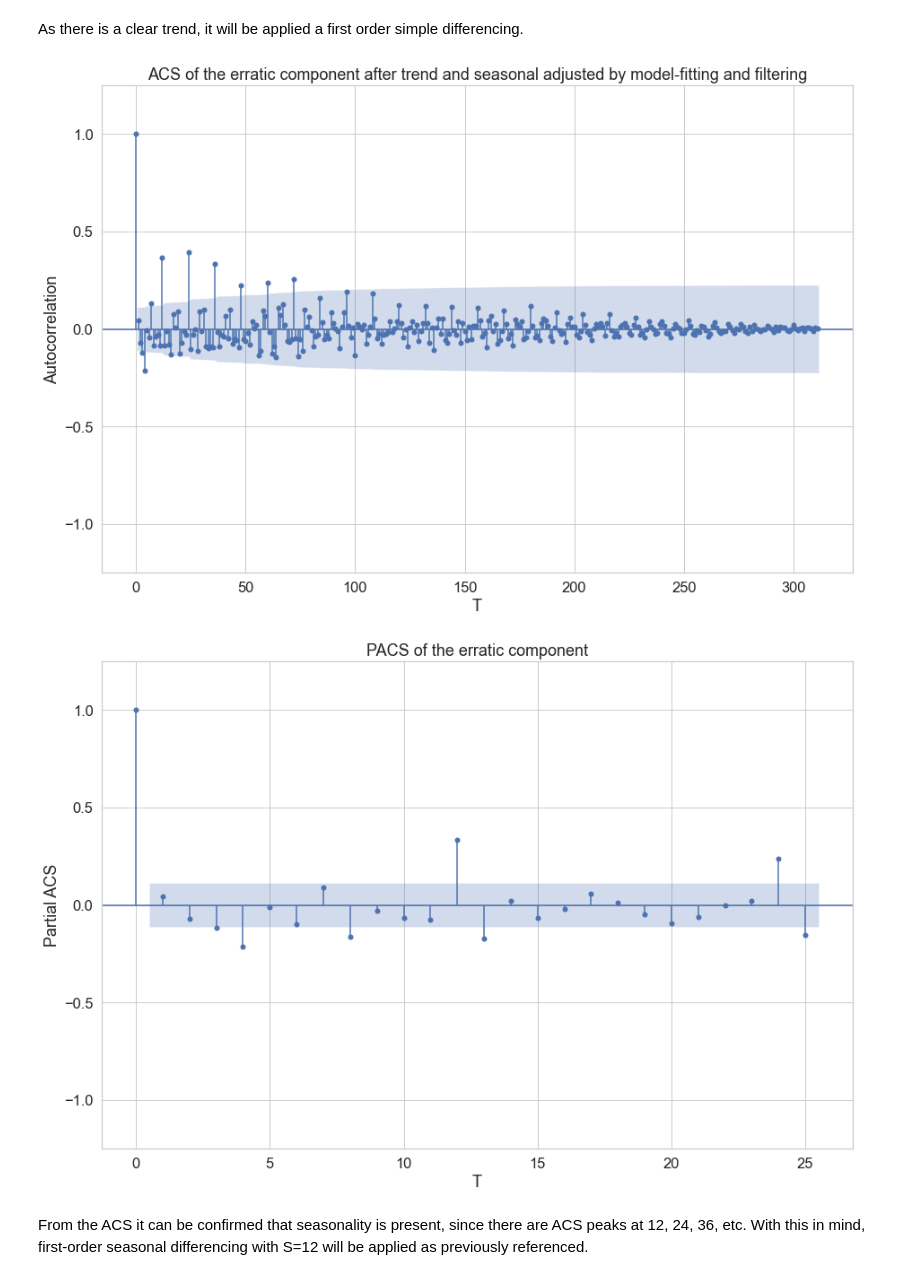
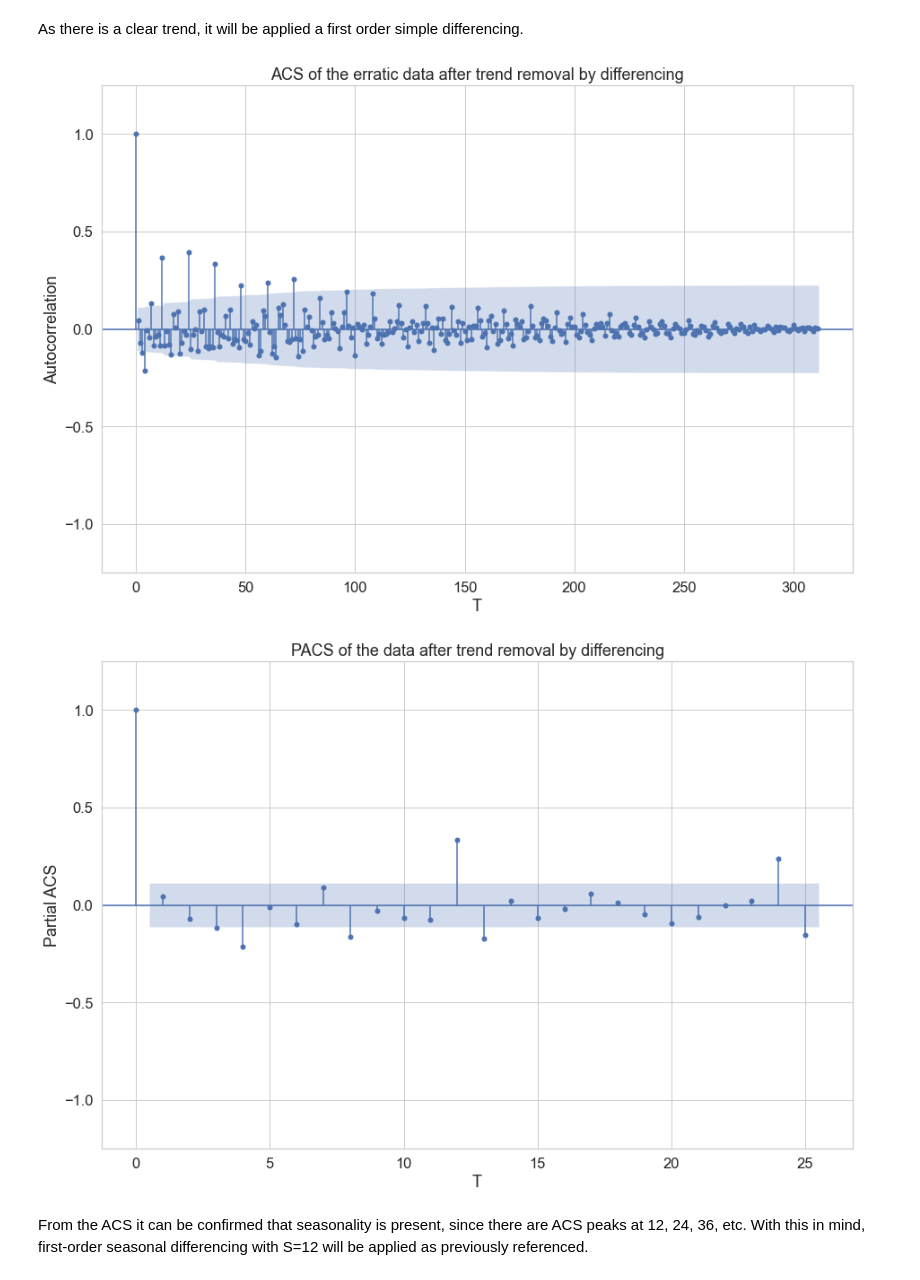
Before and after one commit to PugtgYosuky/Norwegian-CPI-forecast, a Jupyter notebook: ts-models.ipynb, the cells around one changed output. Cells and saved outputs as stored; diff of their text form; code cells hidden in the pictures.

```diff
--- a/ts-models.ipynb
+++ b/ts-models.ipynb
@@ -464,25 +465,25 @@ trend_diff_adjusted = ts.diff()
 # %%
 fig, ax = plt.subplots(1, figsize=(15, 10))
 plot_acf(trend_diff_adjusted.dropna(), alpha=0.05, ax=ax, lags=len(trend_diff_adjusted.dropna())-1)
 plt.ylabel('Autocorrelation')
 plt.xlabel('T')
 ax.set_ylim([-1.25, 1.25])
-plt.title('ACS of the erratic component after trend and seasonal adjusted by model-fitting and filtering')
-plt.savefig(os.path.join('images', 'acs_additive_model.png'))
+plt.title('ACS of the erratic data after trend removal by differencing')
+plt.savefig(os.path.join('images', 'acs_trend_diff.png'))
 plt.show()
 # %% [output]
-[figure, old version]
+[figure, new version]
 # %%
 fog, ax = plt.subplots(1, figsize=(15, 10))
 plot_pacf(trend_diff_adjusted.dropna(), alpha=0.05, ax=ax)
 ax.set_ylim([-1.25, 1.25])
 plt.xlabel('T')
 plt.ylabel('Partial ACS')
-plt.title('PACS of the erratic component')
-plt.savefig(os.path.join('images', 'pacs_plot.png'))
+plt.title('PACS of the data after trend removal by differencing')
+plt.savefig(os.path.join('images', 'pacs_trend_diff.png'))
 plt.show()
 # %% [output]
-[figure, old version]
+[figure, new version]
 # %% [markdown]
 From the ACS it can be confirmed that seasonality is present, since there are ACS peaks at 12, 24, 36, etc. With this in mind, first-order seasonal differencing with S=12 will be applied as previously referenced.
 # %%
```
Also changed, not shown: parts of 75 cells of this notebook.
